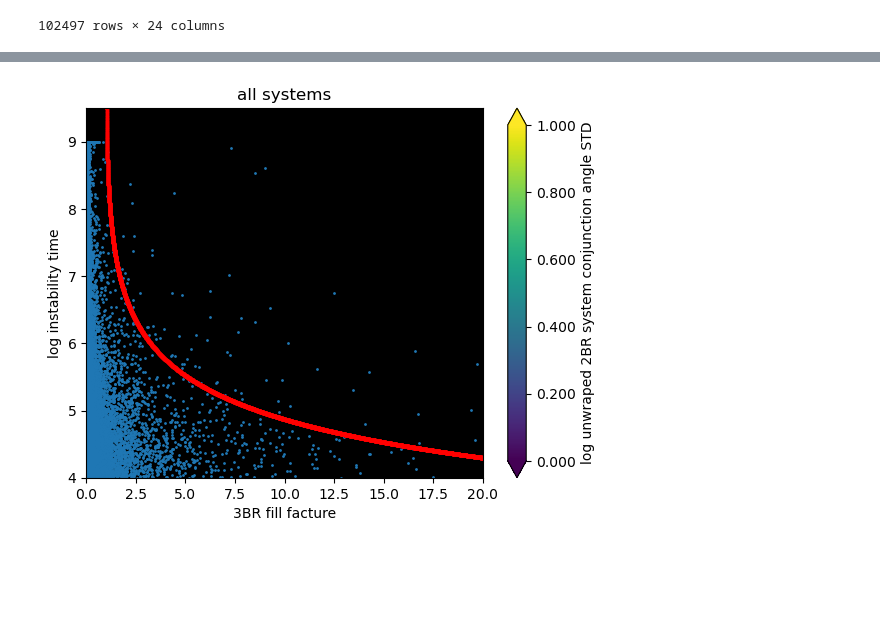
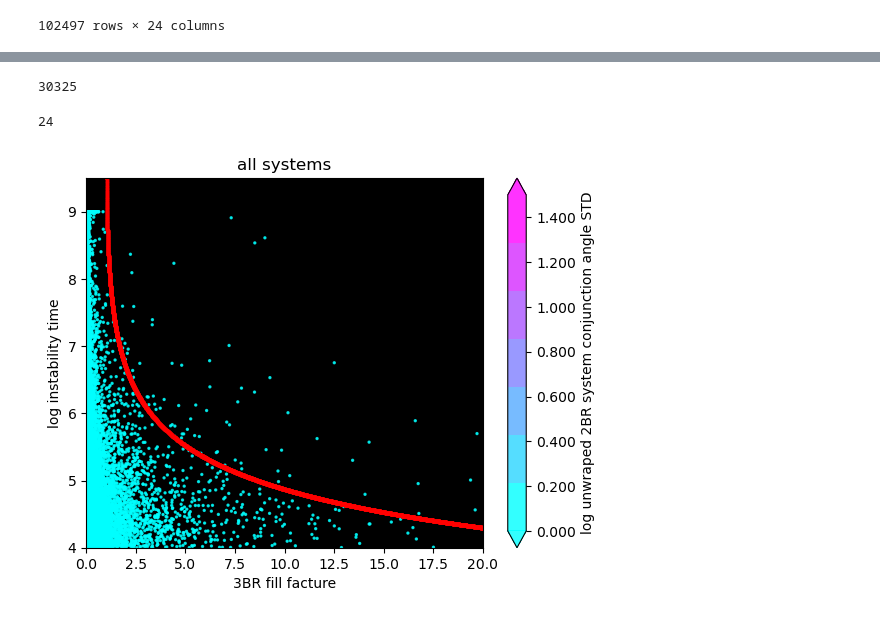
Before and after one commit to Ethadhani/spockUpdate, a Jupyter notebook: train_models/paramSearch.ipynb, the cells around one changed output, grey strips where cells are left out. Cells and saved outputs as stored; diff of their text form; code cells hidden in the pictures; blank space fills up the shorter version.

Commit message:
tests

```diff
--- a/train_models/paramSearch.ipynb
+++ b/train_models/paramSearch.ipynb
@@ -21,7 +21,7 @@ datapath = '../../cleanData/csvs/resonant/'
 #ZcritTest
 #tryMean
 # dataset = pd.read_csv(datapath+'chiSecTest.csv')
-dataset = pd.read_csv(datapath+'tryMean.csv')
+dataset = pd.read_csv(datapath+'3BRmean.csv')
 
 #thetaSTDtest
 # comp = pd.read_csv(datapath+'thetaSTDtest.csv')
@@ -108,0 +93,4 @@ plot
+# %%
+(plot['instability_time']>1e8).sum()
+# %% [output]
+30325
@@ -109,16 +99,20 @@ plot
+# %%
+(test['instability_time']>1e8).sum()
+# %% [output]
+24
 # %%
 ax = plt.axes()
-plt.scatter((plot['threeBRfillfac']),np.log10(plot['instability_time']), s=1, c=(np.log10(plot['ThetaSTD']/1.8)), cmap=plt.cm.get_cmap("cool",7),vmin=0, vmax=1.5,alpha=.8)
+plt.scatter((plot['threeBRfillfac']),np.log10(plot['instability_time']), s=2, c=(np.log10(plot['ThetaSTD']/1.8)), cmap=plt.cm.get_cmap("cool",7),vmin=0, vmax=1.5,alpha=.8)
 cbar = plt.colorbar(orientation="vertical", extend="both",
                    pad=0.05, shrink=1, aspect=20, format="%.3f")
 
 plt.scatter(fillList, y,s=2, c = 'red')
 ax.set_xlim([0,20])
 ax.set_ylim([4,9.5])
 plt.xlabel("3BR fill facture")
 plt.ylabel("log instability time")
 plt.title("all systems")
 cbar.set_label('log unwraped 2BR system conjunction angle STD')
 ax.set_facecolor("black")
 # %% [output]
-[figure, old version]
+[figure, new version]
```
Also changed, not shown: parts of 3 cells of this notebook, 2 other files.
